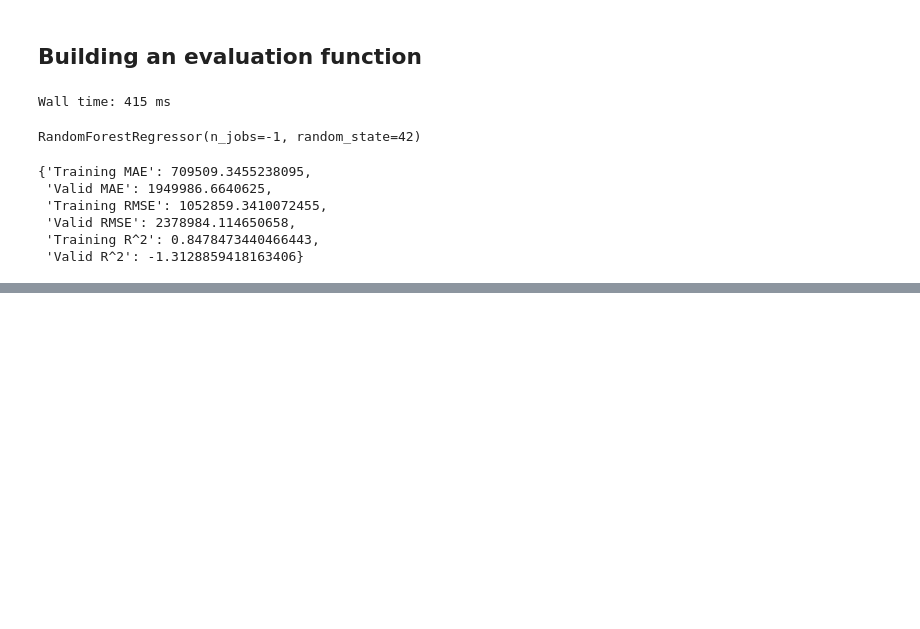
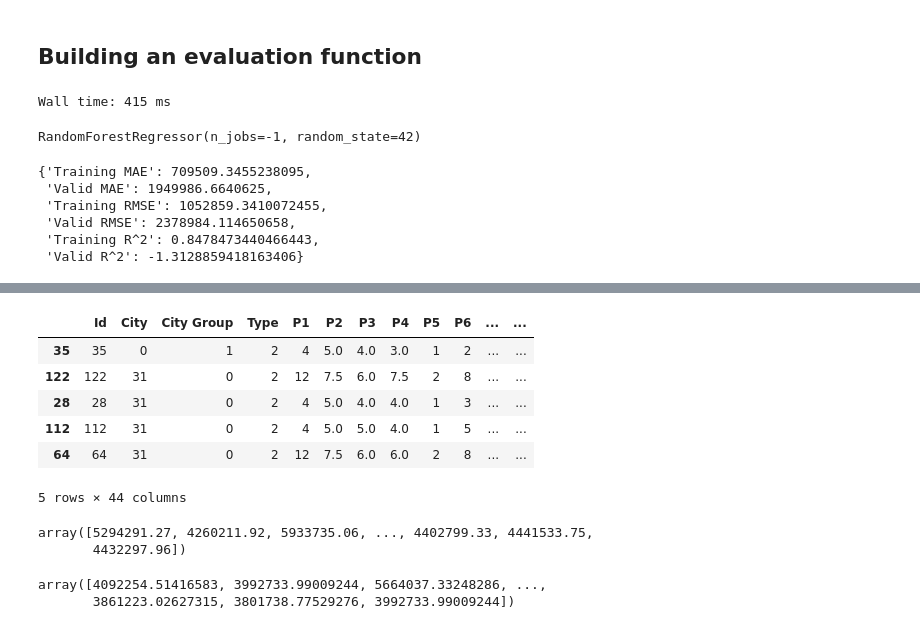
Before and after one commit to nwabuike-samuel/Restaurant-Revenue-Prediction, a Jupyter notebook: end-to-end-restaurant-revenue-prediction.ipynb, the cells around one changed output, grey strips where cells are left out. Saved outputs shown, nothing was run; the diff lists cells and outputs as text; code cells hidden in the pictures; blank space fills up the shorter version.

```diff
--- a/end-to-end-restaurant-revenue-prediction.ipynb
+++ b/end-to-end-restaurant-revenue-prediction.ipynb
@@ -497,0 +489,21 @@ where y hat is the predicted value and y is the original value.
+# %%
+%%time
+from sklearn.model_selection import RandomizedSearchCV
+
+# RandomForestRegressor hyperparameters
+rf_grid = {"n_estimators": np.arange(10, 100, 10),
+           "max_depth": [None, 3, 5, 10],
+           "min_samples_split": np.arange(2, 20, 2),
+           "min_samples_leaf": np.arange(1, 20, 2),
+           "max_features": [0.5, 1, "sqrt", "auto"]}
+
+#Instantiate RandomizedSearchCV model
+rs_model = RandomizedSearchCV(RandomForestRegressor(n_jobs=-1,
+                                                    random_state=42),
+                              param_distributions=rf_grid,
+                              n_iter=100,
+                              cv=5,
+                              verbose=True)
+
+# Fit the RandomizedSearchCV model
+rs_model.fit(x_train, y_train)
@@ -497,0 +655,23 @@ where y hat is the predicted value and y is the original value.
+# %%
+x_train.head()
+# %% [output]
+|  | Id | City | City Group | Type | P1 | P2 | P3 | P4 | P5 | P6 | ... | ... |
+| 35 | 35 | 0 | 1 | 2 | 4 | 5.0 | 4.0 | 3.0 | 1 | 2 | ... | ... |
+| 122 | 122 | 31 | 0 | 2 | 12 | 7.5 | 6.0 | 7.5 | 2 | 8 | ... | ... |
+| 28 | 28 | 31 | 0 | 2 | 4 | 5.0 | 4.0 | 4.0 | 1 | 3 | ... | ... |
+| 112 | 112 | 31 | 0 | 2 | 4 | 5.0 | 5.0 | 4.0 | 1 | 5 | ... | ... |
+| 64 | 64 | 31 | 0 | 2 | 12 | 7.5 | 6.0 | 6.0 | 2 | 8 | ... | ... |
+5 rows × 44 columns
+# %%
+# Make predictions on the test data
+test_preds = model.predict(df_test)
+test_preds
+# %% [output]
+array([5294291.27, 4260211.92, 5933735.06, ..., 4402799.33, 4441533.75,
+       4432297.96])
+# %%
+test_preds = ideal_model.predict(df_test)
+test_preds
+# %% [output]
+array([4092254.51416583, 3992733.99009244, 5664037.33248286, ...,
+       3861223.02627315, 3801738.77529276, 3992733.99009244])
```
Also changed, not shown: parts of 26 cells of this notebook.
